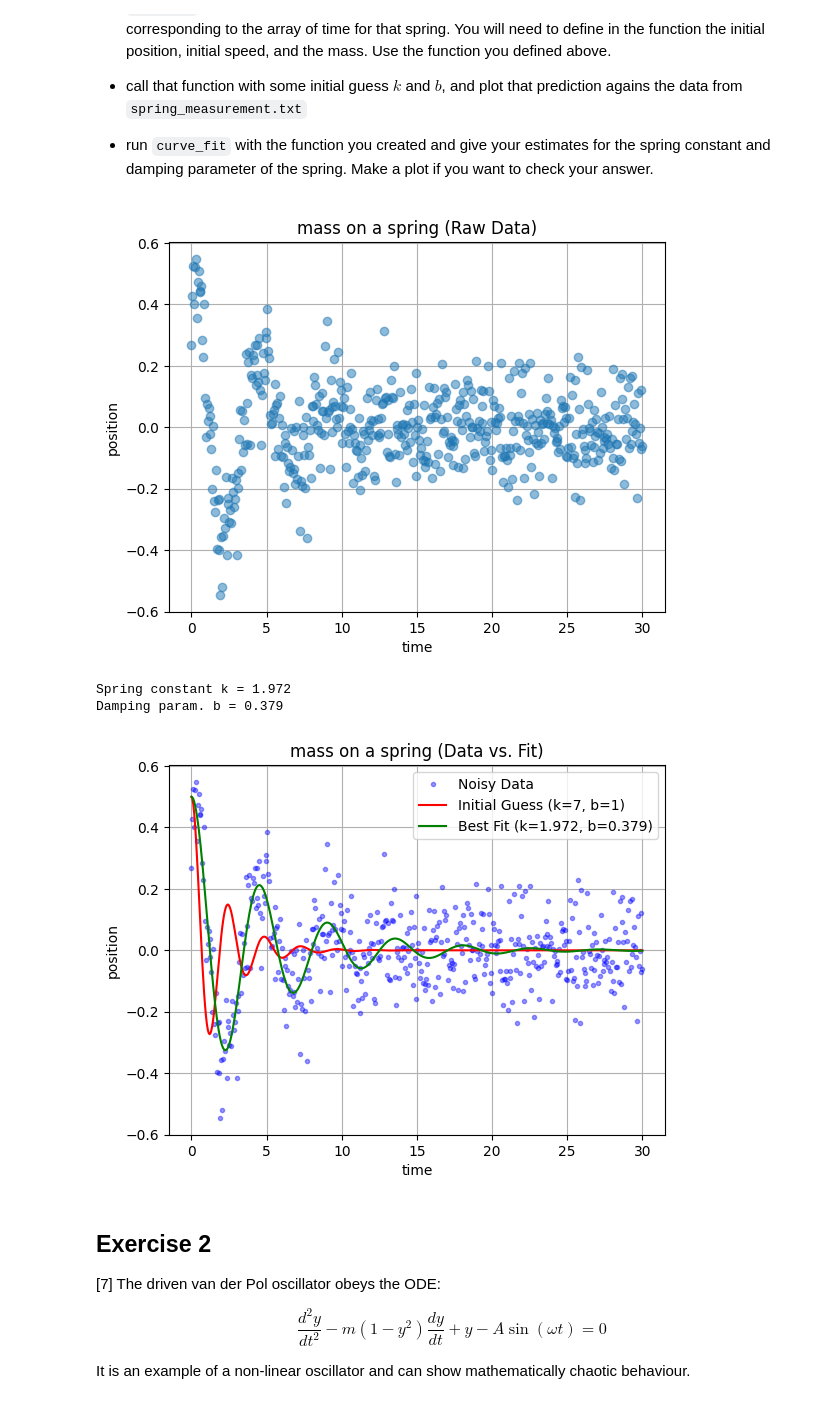
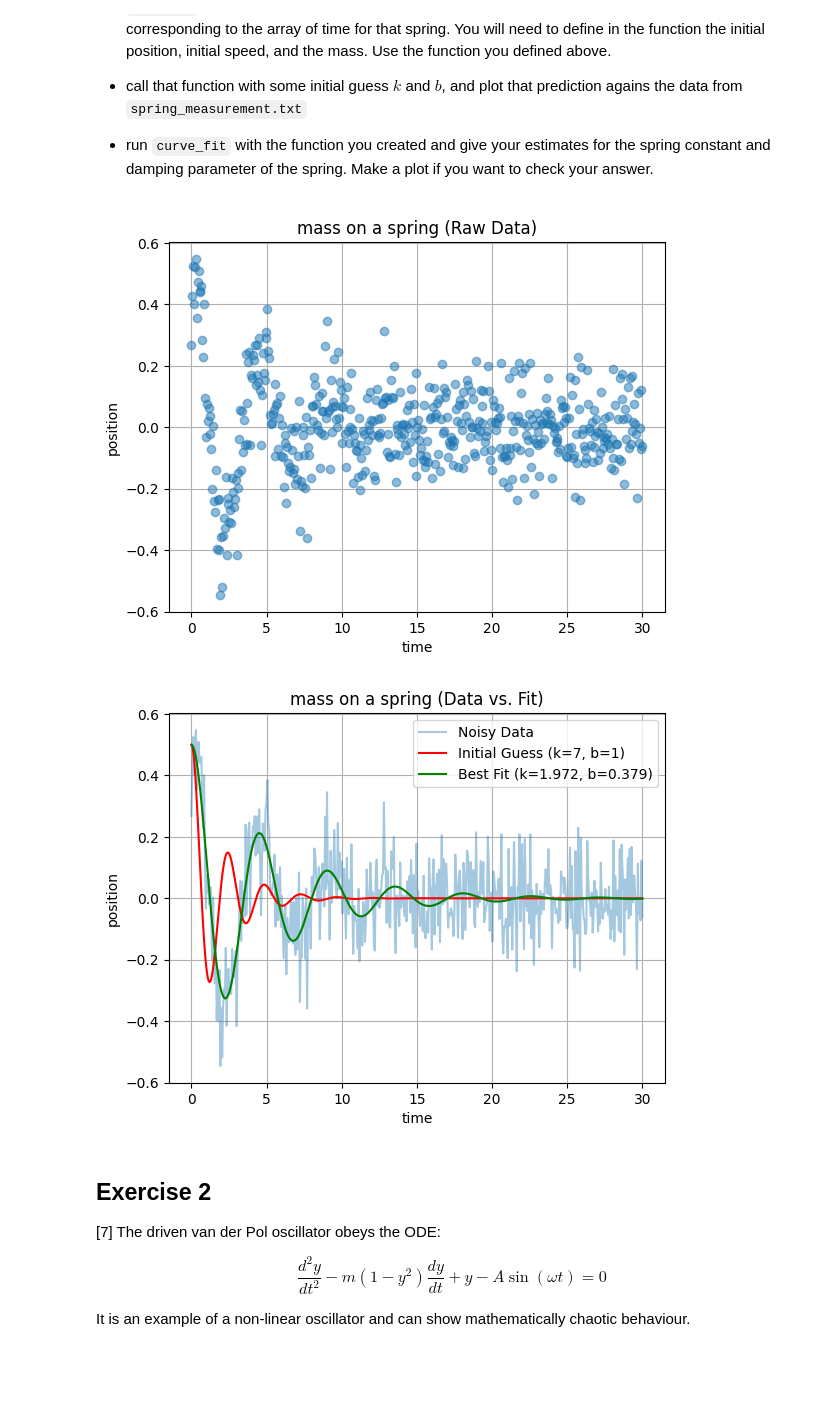
Before and after one commit to PX2145-2025/week-8-b-Billingham-Leila, a Jupyter notebook: ODEs.ipynb, the cells around one changed output. Drawn from its saved outputs; the diff is of its cells as text; code cells hidden in the pictures; blank space fills up the shorter version.

```diff
--- a/ODEs.ipynb
+++ b/ODEs.ipynb
@@ -320,39 +320,37 @@ def f(y_vec, t, k, m, b):
   v = y_vec[1] # velocity
 
   dydt_0 = v
   dydt_1 = -(k/m)*y - (b/m)*v
   return [ dydt_0, dydt_1 ]
 
 def func (t,k,b):
   y0_vec = [0.5, 0]
   m_val = 1.0
   return odeint(f, y0_vec, t, args=(k, m_val, b))[:,0]
 
 kguess = 7
 bguess = 1
 p0 = [kguess,bguess]
 
 popt,pcov = curve_fit(func, damped_data[:,0], damped_data[:,1], p0=p0)
 kfit, bfit = popt[0], popt[1]
 
-print(f"Spring constant k = {kfit:.3f}")
-print(f"Damping param. b = {bfit:.3f}")
+# damped data [0] = x
+# damped data [1] = y
 
-plt.plot(damped_data[:,0], damped_data[:,1], 'b.', label='Noisy Data', alpha=0.4) # plotting the txt file
+plt.plot(damped_data[:,0], damped_data[:,1], label='Noisy Data', alpha=0.4) # plotting the txt file
 plt.plot(damped_data[:,0], func(damped_data[:,0], *p0), label=f'Initial Guess (k={kguess}, b={bguess})', color='red')
 plt.plot(damped_data[:,0], func(damped_data[:,0], kfit, bfit), label=f'Best Fit (k={kfit:.3f}, b={bfit:.3f})', color='green')
 
 plt.xlabel('time')
 plt.ylabel('position')
 plt.title('mass on a spring (Data vs. Fit)')
 plt.legend()
 plt.grid()
 plt.show()
 # %% [output]
 [figure]
-Spring constant k = 1.972
-Damping param. b = 0.379
-[figure, old version]
+[figure, new version]
 # %% [markdown]
 ## Exercise 2
 
```
Also changed, not shown: parts of 1 cell of this notebook.
